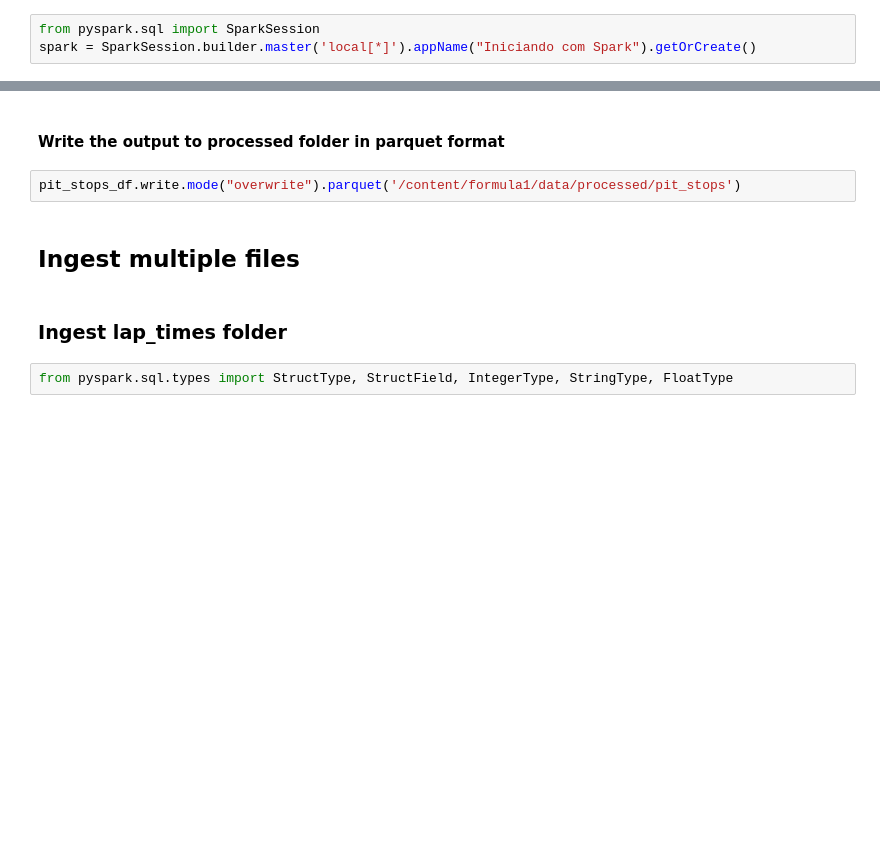
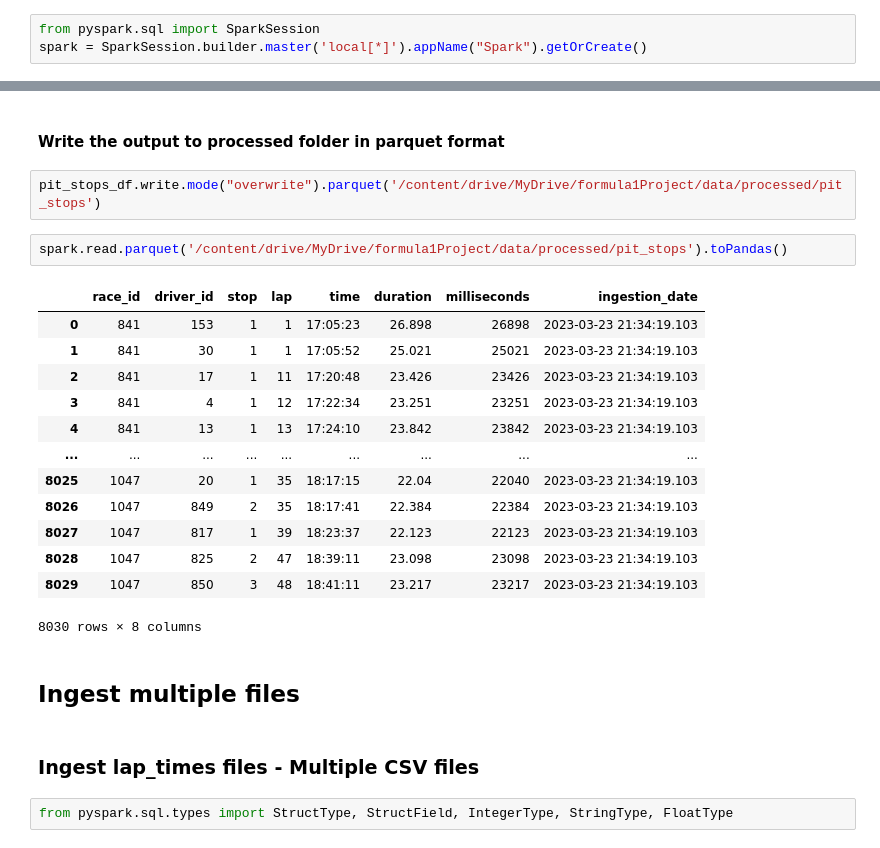
Before and after one commit to PBuenoc/f1ProjectInGoogleColab, a Jupyter notebook: F1ProjectInColab.ipynb, the cells around one changed output, grey strips where cells are left out. Saved outputs shown, nothing was run; the diff lists cells and outputs as text; blank space fills up the shorter version.

```diff
--- a/F1ProjectInColab.ipynb
+++ b/F1ProjectInColab.ipynb
@@ -18,4 +16,4 @@ import findspark
 findspark.init()
 # %%
 from pyspark.sql import SparkSession
-spark = SparkSession.builder.master('local[*]').appName("Iniciando com Spark").getOrCreate()
+spark = SparkSession.builder.master('local[*]').appName("Spark").getOrCreate()
@@ -220,11 +260,27 @@ pit_stops_df = pit_stops_df.withColumn('ingestion_date', current_timestamp())
 # %% [markdown]
 #### Write the output to processed folder in parquet format
 # %%
-pit_stops_df.write.mode("overwrite").parquet('/content/formula1/data/processed/pit_stops')
+pit_stops_df.write.mode("overwrite").parquet('/content/drive/MyDrive/formula1Project/data/processed/pit_stops')
+# %%
+spark.read.parquet('/content/drive/MyDrive/formula1Project/data/processed/pit_stops').toPandas()
+# %% [output]
+|  | race_id | driver_id | stop | lap | time | duration | milliseconds | ingestion_date |
+| 0 | 841 | 153 | 1 | 1 | 17:05:23 | 26.898 | 26898 | 2023-03-23 21:34:19.103 |
+| 1 | 841 | 30 | 1 | 1 | 17:05:52 | 25.021 | 25021 | 2023-03-23 21:34:19.103 |
+| 2 | 841 | 17 | 1 | 11 | 17:20:48 | 23.426 | 23426 | 2023-03-23 21:34:19.103 |
+| 3 | 841 | 4 | 1 | 12 | 17:22:34 | 23.251 | 23251 | 2023-03-23 21:34:19.103 |
+| 4 | 841 | 13 | 1 | 13 | 17:24:10 | 23.842 | 23842 | 2023-03-23 21:34:19.103 |
+| ... | ... | ... | ... | ... | ... | ... | ... | ... |
+| 8025 | 1047 | 20 | 1 | 35 | 18:17:15 | 22.04 | 22040 | 2023-03-23 21:34:19.103 |
+| 8026 | 1047 | 849 | 2 | 35 | 18:17:41 | 22.384 | 22384 | 2023-03-23 21:34:19.103 |
+| 8027 | 1047 | 817 | 1 | 39 | 18:23:37 | 22.123 | 22123 | 2023-03-23 21:34:19.103 |
+| 8028 | 1047 | 825 | 2 | 47 | 18:39:11 | 23.098 | 23098 | 2023-03-23 21:34:19.103 |
+| 8029 | 1047 | 850 | 3 | 48 | 18:41:11 | 23.217 | 23217 | 2023-03-23 21:34:19.103 |
+8030 rows × 8 columns
 # %% [markdown]
 ## Ingest multiple files
 # %% [markdown]
-### Ingest lap_times folder
+### Ingest lap_times files - Multiple CSV files
 # %%
 from pyspark.sql.types import StructType, StructField, IntegerType, StringType, FloatType
 # %%
```
Also changed, not shown: parts of 50 cells of this notebook.
